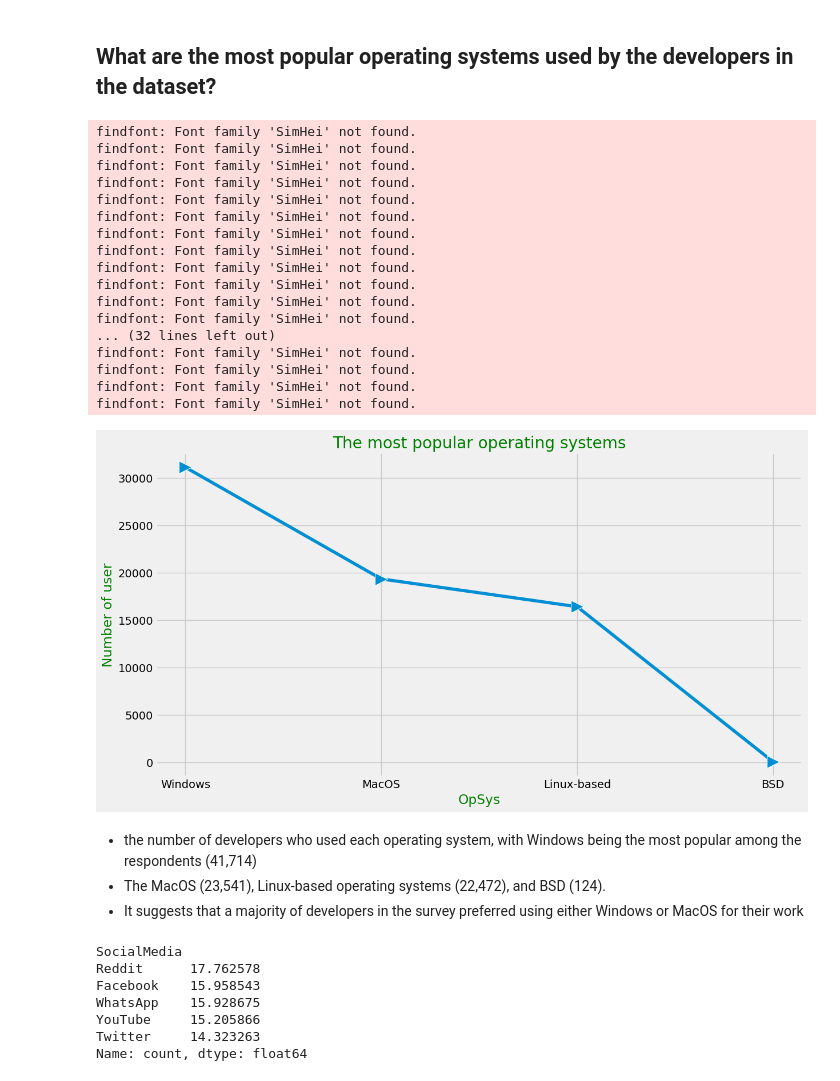
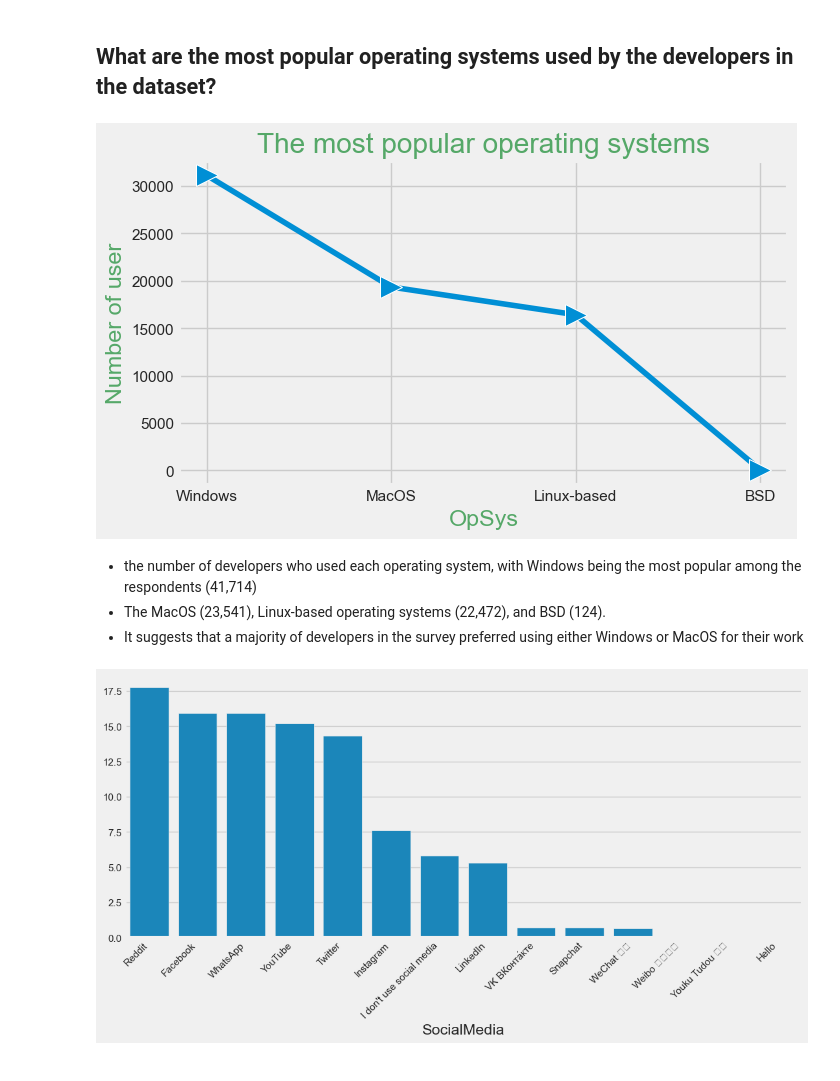
Before and after one commit to KanAfridi/Exploratory-Data-Analysis-With-Python, a Jupyter notebook: Stack OverFlow/stack overflow.ipynb, the cells around one changed output. Drawn from its saved outputs; the diff is of its cells as text; code cells hidden in the pictures.

```diff
--- a/Stack OverFlow/stack overflow.ipynb
+++ b/Stack OverFlow/stack overflow.ipynb
@@ -4,8 +4,8 @@ import numpy as np
 import seaborn as sns
 
 import matplotlib.pyplot as plt
-plt.rcParams['figure.figsize'] = (13, 7)
 plt.style.use('fivethirtyeight')
+plt.rcParams['font.family'] = 'Arial'
 
 #pd.set_option('display.max_colwidth', 500)
 pd.set_option('display.max_columns', 70)
@@ -623,47 +505,28 @@ findfont: Font family 'SimHei' not found.
 # %% [markdown]
 ## What are the most popular operating systems used by the developers in the dataset?
 # %%
+plt.figure(figsize=(7,4))
 operationgsys =df.OpSys.value_counts()
 
 sns.lineplot(x=operationgsys.index,
              y=operationgsys.values,
             marker = '>', markersize=16)
 
 plt.title('The most popular operating systems', color='g')
 plt.ylabel('Number of user', color='g')
 plt.xlabel('OpSys', color='g')
 plt.show()
 # %% [output]
-findfont: Font family 'SimHei' not found.
-findfont: Font family 'SimHei' not found.
-findfont: Font family 'SimHei' not found.
-findfont: Font family 'SimHei' not found.
-findfont: Font family 'SimHei' not found.
-findfont: Font family 'SimHei' not found.
-findfont: Font family 'SimHei' not found.
-findfont: Font family 'SimHei' not found.
-findfont: Font family 'SimHei' not found.
-findfont: Font family 'SimHei' not found.
-findfont: Font family 'SimHei' not found.
-findfont: Font family 'SimHei' not found.
-... (32 lines left out)
-findfont: Font family 'SimHei' not found.
-findfont: Font family 'SimHei' not found.
-findfont: Font family 'SimHei' not found.
-findfont: Font family 'SimHei' not found.
-[figure, old version]
+[figure, new version]
 # %% [markdown]
 * the number of developers who used each operating system, with Windows being the most popular among the respondents (41,714)
 * The MacOS (23,541), Linux-based operating systems (22,472), and BSD (124).
 * It suggests that a majority of developers in the survey preferred using either Windows or MacOS for their work
 # %%
-SM = df.SocialMedia.value_counts().head(5)
-SM / len(df)*100
+plt.figure(figsize=(12,5))
+SM = df.SocialMedia.value_counts() / len(df)*100
+sns.barplot(y=SM.values, x=SM.index)
+plt.xticks(rotation=45,ha='right')
+plt.show()
 # %% [output]
-SocialMedia
-Reddit      17.762578
-Facebook    15.958543
-WhatsApp    15.928675
-YouTube     15.205866
-Twitter     14.323263
-Name: count, dtype: float64
+[figure, added]
```
Also changed, not shown: parts of 8 cells of this notebook, 3 other files.
